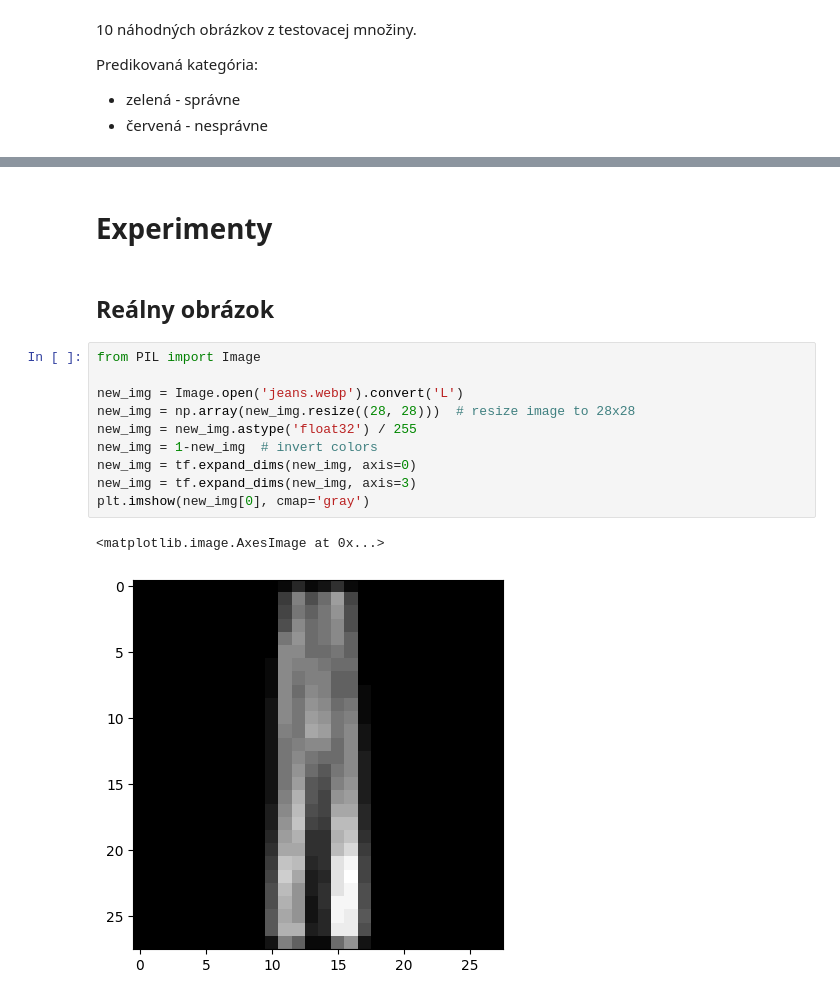
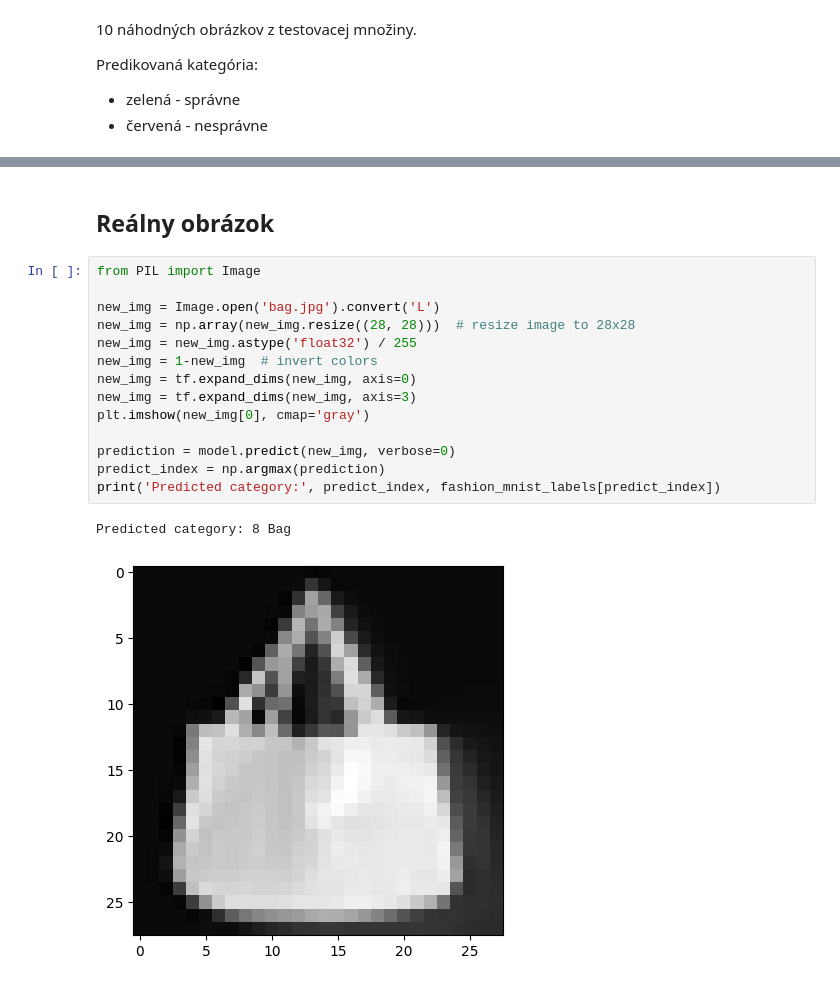
Before and after one commit to luciaPi/Girls_day, a Jupyter notebook: fashion_mnist_keras.ipynb, the cells around one changed output, grey strips where cells are left out. Drawn from its saved outputs; the diff is of its cells as text.

```diff
--- a/fashion_mnist_keras.ipynb
+++ b/fashion_mnist_keras.ipynb
@@ -271,17 +270,19 @@ for i, index in enumerate(np.random.choice(x_test.shape[0], size=15, replace=Fal
-# %% [markdown]
-# Experimenty
 # %% [markdown]
 ## Reálny obrázok
 # %%
 from PIL import Image
 
-new_img = Image.open('jeans.webp').convert('L')
+new_img = Image.open('bag.jpg').convert('L')
 new_img = np.array(new_img.resize((28, 28)))  # resize image to 28x28
 new_img = new_img.astype('float32') / 255
 new_img = 1-new_img  # invert colors
 new_img = tf.expand_dims(new_img, axis=0)
 new_img = tf.expand_dims(new_img, axis=3)
 plt.imshow(new_img[0], cmap='gray')
+
+prediction = model.predict(new_img, verbose=0)
+predict_index = np.argmax(prediction)
+print('Predicted category:', predict_index, fashion_mnist_labels[predict_index])
 # %% [output]
-<matplotlib.image.AxesImage at 0x...>
+Predicted category: 8 Bag
-[figure, old version]
+[figure, new version]
```
Also changed, not shown: parts of 24 cells of this notebook.
